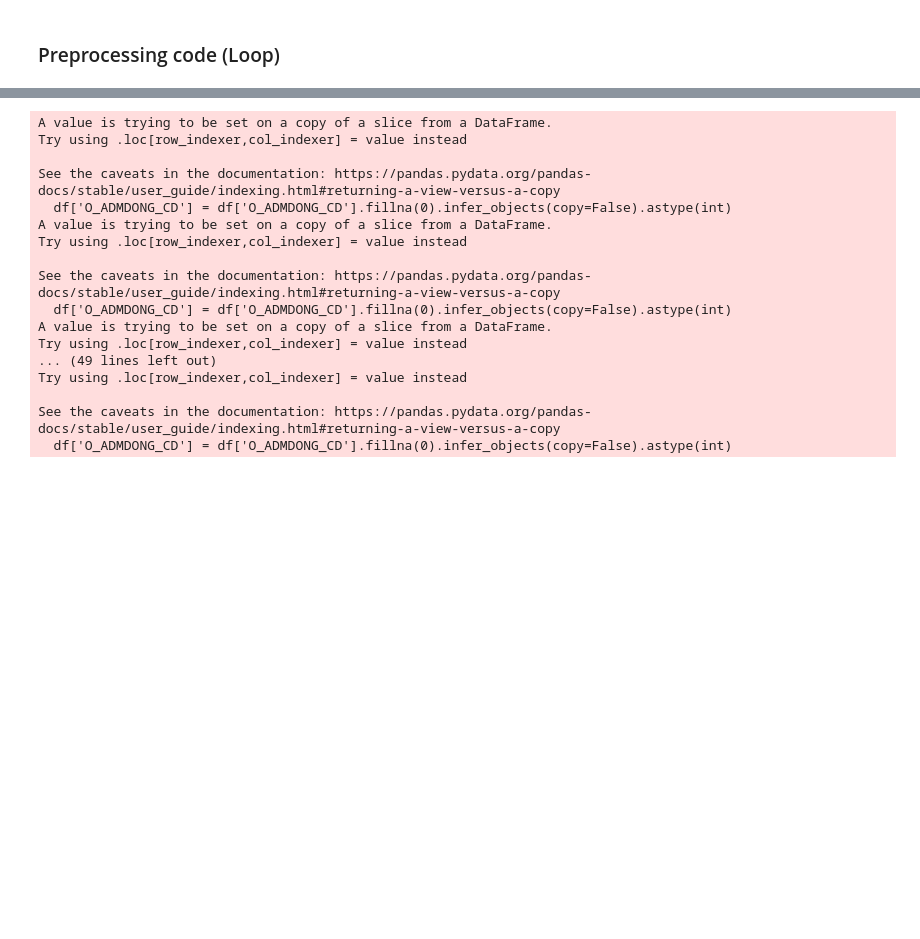
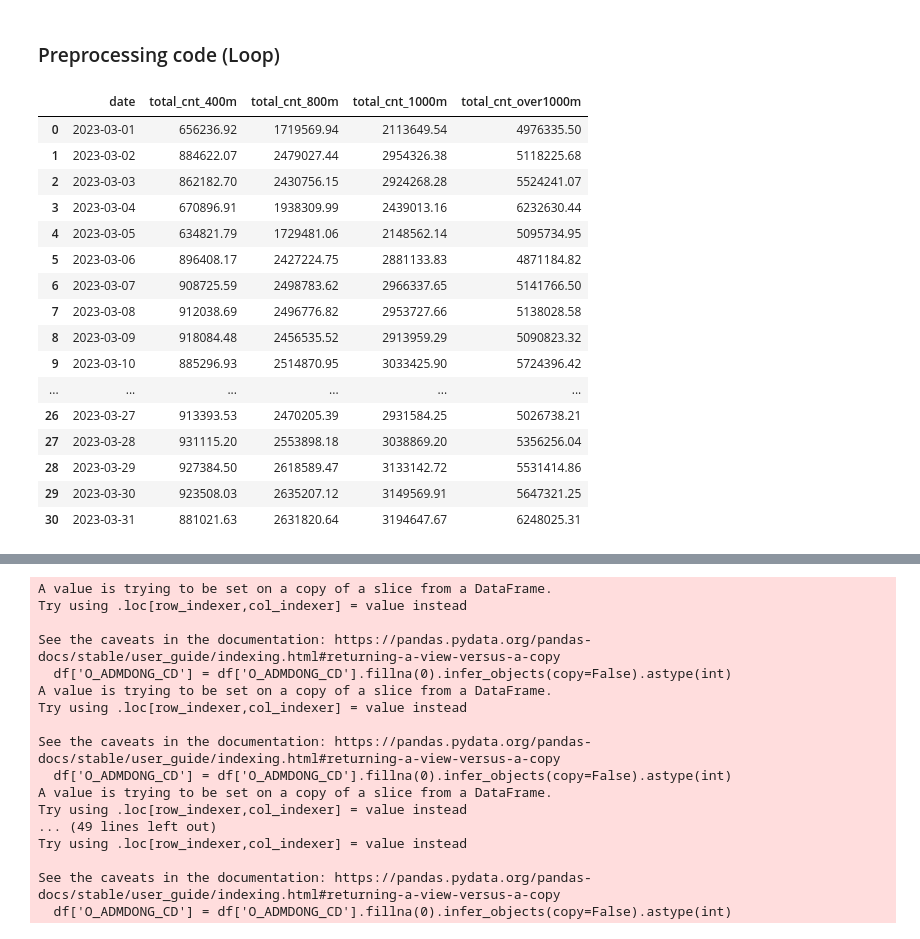
Before and after one commit to jieun0441/XMC, a Jupyter notebook: Time_15min_M_B_Self_containment_Calculation_dong_ver3.ipynb, the cells around one changed output, grey strips where cells are left out. Cells and saved outputs as stored; diff of their text form; code cells hidden in the pictures; blank space fills up the shorter version.

```diff
--- a/Time_15min_M_B_Self_containment_Calculation_dong_ver3.ipynb
+++ b/Time_15min_M_B_Self_containment_Calculation_dong_ver3.ipynb
@@ -178,7 +190,7 @@ merged_df = pd.read_excel("/content/drive/MyDrive/FMC_Data/matched_Seoul_dong_y_
 # df = pd.read_csv('/content/drive/MyDrive/FMC_Data/M-B_dong_202303/seoul_purpose_admdong3_20230302.csv', engine='python')
 # df = pd.read_csv('/content/drive/MyDrive/FMC_Data/M-B_dong_202303/seoul_purpose_admdong3_20230303.csv', engine='python')
 # df = pd.read_csv('/content/drive/MyDrive/FMC_Data/M-B_dong_202303/seoul_purpose_admdong3_20230304.csv', engine='python')
-df = pd.read_csv('/content/drive/MyDrive/FMC_Data/M-B_dong_202303/seoul_purpose_admdong3_20230324.csv', engine='python')
+# df = pd.read_csv('/content/drive/MyDrive/FMC_Data/M-B_dong_202303/seoul_purpose_admdong3_20230324.csv', engine='python')
 # %%
 df.head()
 # %% [output]
@@ -361,3 +376,90 @@ all_summary_df = pd.DataFrame(all_summaries)
 # %%
 # Display the final summary table
 all_summary_df.to_excel("/content/drive/MyDrive/FMC_Data/Calculation_cnt_within15min_Seoul_residents_ver2.xlsx")
+# %%
+#@title count by distance bands 서울
+
+import pandas as pd
+from glob import glob
+
+# Function to calculate total counts
+def calculate_total_cnt(df, time_condition):
+    return df.loc[time_condition, 'CNT'].sum()
+
+# List to store each day's summary data
+all_summaries = []
+
+# Loop through each day of March
+for day in range(1, 32):
+    # Generate the filename based on the day
+    file_path = f'/content/drive/MyDrive/FMC_Data/M-B_dong_202303/seoul_purpose_admdong3_202303{day:02d}.csv'
+
+    # Read the CSV file
+    df = pd.read_csv(file_path, engine='python')
+
+    # Filter the purpose 2,4,5,6,7 (non-work)
+    df = df[df['MOVE_PURPOSE'].isin([2, 4, 5, 6, 7])]
+
+    # Drop rows where 'O_ADMDONG_CD' or 'D_ADMDONG_CD' is "\N" or blank
+    df = df[(df['O_ADMDONG_CD'] != '\\N') & df['O_ADMDONG_CD'].notnull() & (df['D_ADMDONG_CD'] != '\\N') & df['D_ADMDONG_CD'].notnull() & (df['IN_FORN_DIV_NM'] == "내국인")]
+
+    # Convert 'O_ADMDONG_CD' and 'D_ADMDONG_CD' to integers, replacing NaN with 0 and filtering out zeros
+    df.loc[:,'O_ADMDONG_CD'] = df.loc[:,'O_ADMDONG_CD'].fillna(0).infer_objects(copy=False).astype(int)
+    df.loc[:,'D_ADMDONG_CD'] = df.loc[:,'D_ADMDONG_CD'].fillna(0).infer_objects(copy=False).astype(int)
+    df = df[(df['O_ADMDONG_CD'] != 0) & (df['D_ADMDONG_CD'] != 0)]
+
+    # Create the O_SEOUL variable
+    df.loc[:,'O_SEOUL'] = df.loc[:,'O_ADMDONG_CD'].apply(lambda x: 1 if str(x).startswith('11') else 0)
+
+    # Create the D_SEOUL variable
+    df.loc[:,'D_SEOUL'] = df.loc[:,'D_ADMDONG_CD'].apply(lambda x: 1 if str(x).startswith('11') else 0)
+
+    # Filter the dataframe to keep only rows where 'O_SEOUL' is 1
+    df = df.loc[df['O_SEOUL'] == 1]
+
+    # # Calculate the total counts
+    # total_cnt_15min = calculate_total_cnt(df, df['MOVE_TIME'] <= 15)
+    # total_cnt_20min = calculate_total_cnt(df, df['MOVE_TIME'] <= 20)
+    # total_cnt_30min = calculate_total_cnt(df, df['MOVE_TIME'] <= 30)
+    # total_cnt_over30min = calculate_total_cnt(df, df['MOVE_TIME'] > 30)
+
+    # Calculate the total counts
+    total_cnt_400m = calculate_total_cnt(df, df['MOVE_DIST'] <= 400)
+    total_cnt_800m = calculate_total_cnt(df, df['MOVE_DIST'] <= 800)
+    total_cnt_1000m = calculate_total_cnt(df, df['MOVE_DIST'] <= 1000)
+    total_cnt_over1000m = calculate_total_cnt(df, df['MOVE_DIST'] > 1000)
+
+    # Append the results to the list
+    all_summaries.append({
+        'date': f'2023-03-{day:02d}',
+        # 'total_cnt_15min': total_cnt_15min,
+        # 'total_cnt_20min': total_cnt_20min,
+        # 'total_cnt_30min': total_cnt_30min,
+        # 'total_cnt_over30min': total_cnt_over30min
+
+        'total_cnt_400m': total_cnt_400m,
+        'total_cnt_800m': total_cnt_800m,
+        'total_cnt_1000m': total_cnt_1000m,
+        'total_cnt_over1000m': total_cnt_over1000m})
+
+# Convert the list of summaries into a DataFrame
+all_summary_df = pd.DataFrame(all_summaries)
+all_summary_df
+# %% [output]
+|  | date | total_cnt_400m | total_cnt_800m | total_cnt_1000m | total_cnt_over1000m |
+| 0 | 2023-03-01 | 656236.92 | 1719569.94 | 2113649.54 | 4976335.50 |
+| 1 | 2023-03-02 | 884622.07 | 2479027.44 | 2954326.38 | 5118225.68 |
+| 2 | 2023-03-03 | 862182.70 | 2430756.15 | 2924268.28 | 5524241.07 |
+| 3 | 2023-03-04 | 670896.91 | 1938309.99 | 2439013.16 | 6232630.44 |
+| 4 | 2023-03-05 | 634821.79 | 1729481.06 | 2148562.14 | 5095734.95 |
+| 5 | 2023-03-06 | 896408.17 | 2427224.75 | 2881133.83 | 4871184.82 |
+| 6 | 2023-03-07 | 908725.59 | 2498783.62 | 2966337.65 | 5141766.50 |
+| 7 | 2023-03-08 | 912038.69 | 2496776.82 | 2953727.66 | 5138028.58 |
+| 8 | 2023-03-09 | 918084.48 | 2456535.52 | 2913959.29 | 5090823.32 |
+| 9 | 2023-03-10 | 885296.93 | 2514870.95 | 3033425.90 | 5724396.42 |
+| ... | ... | ... | ... | ... | ... |
+| 26 | 2023-03-27 | 913393.53 | 2470205.39 | 2931584.25 | 5026738.21 |
+| 27 | 2023-03-28 | 931115.20 | 2553898.18 | 3038869.20 | 5356256.04 |
+| 28 | 2023-03-29 | 927384.50 | 2618589.47 | 3133142.72 | 5531414.86 |
+| 29 | 2023-03-30 | 923508.03 | 2635207.12 | 3149569.91 | 5647321.25 |
+| 30 | 2023-03-31 | 881021.63 | 2631820.64 | 3194647.67 | 6248025.31 |
```
Also changed, not shown: parts of 7 cells of this notebook.
